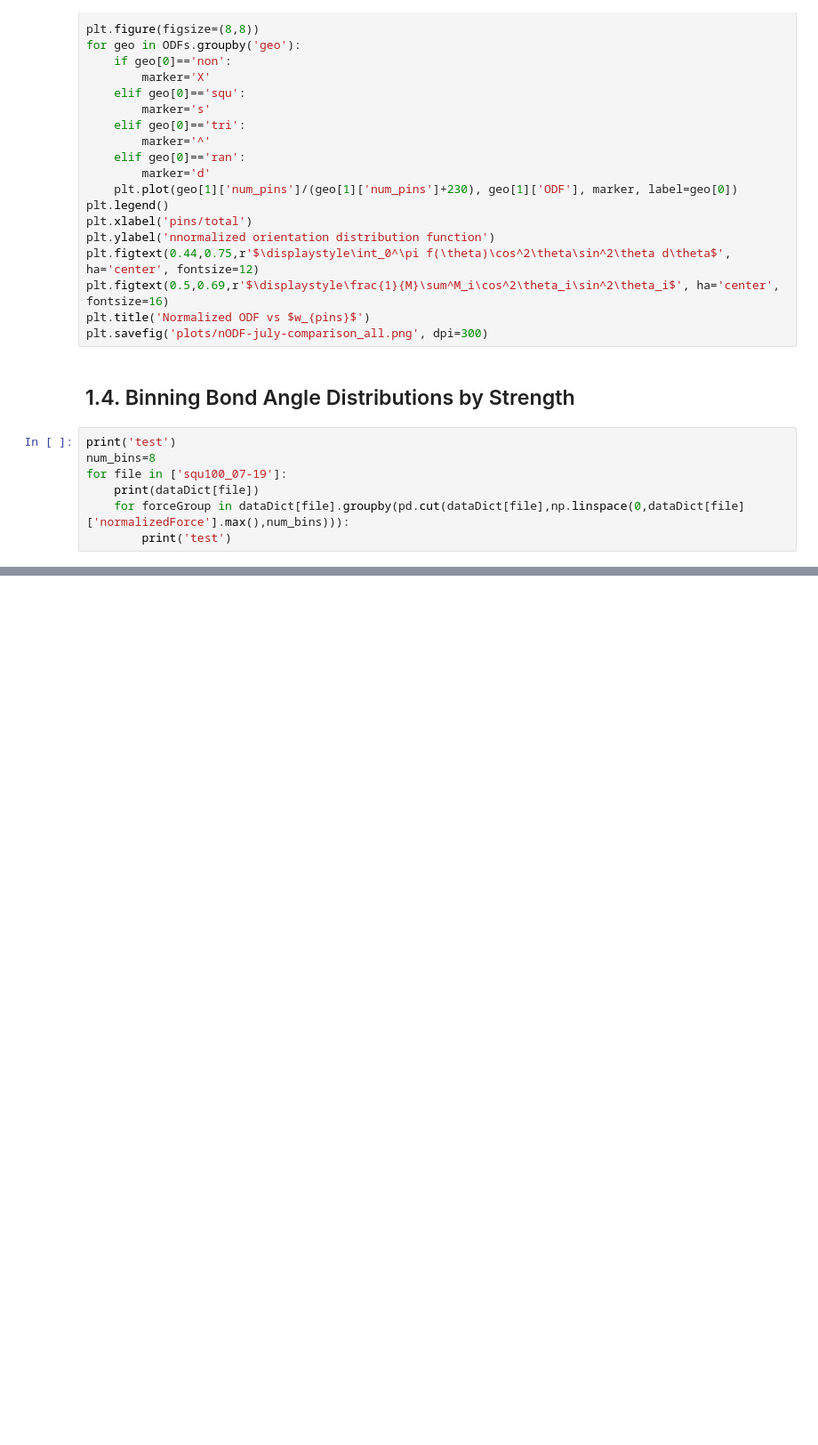
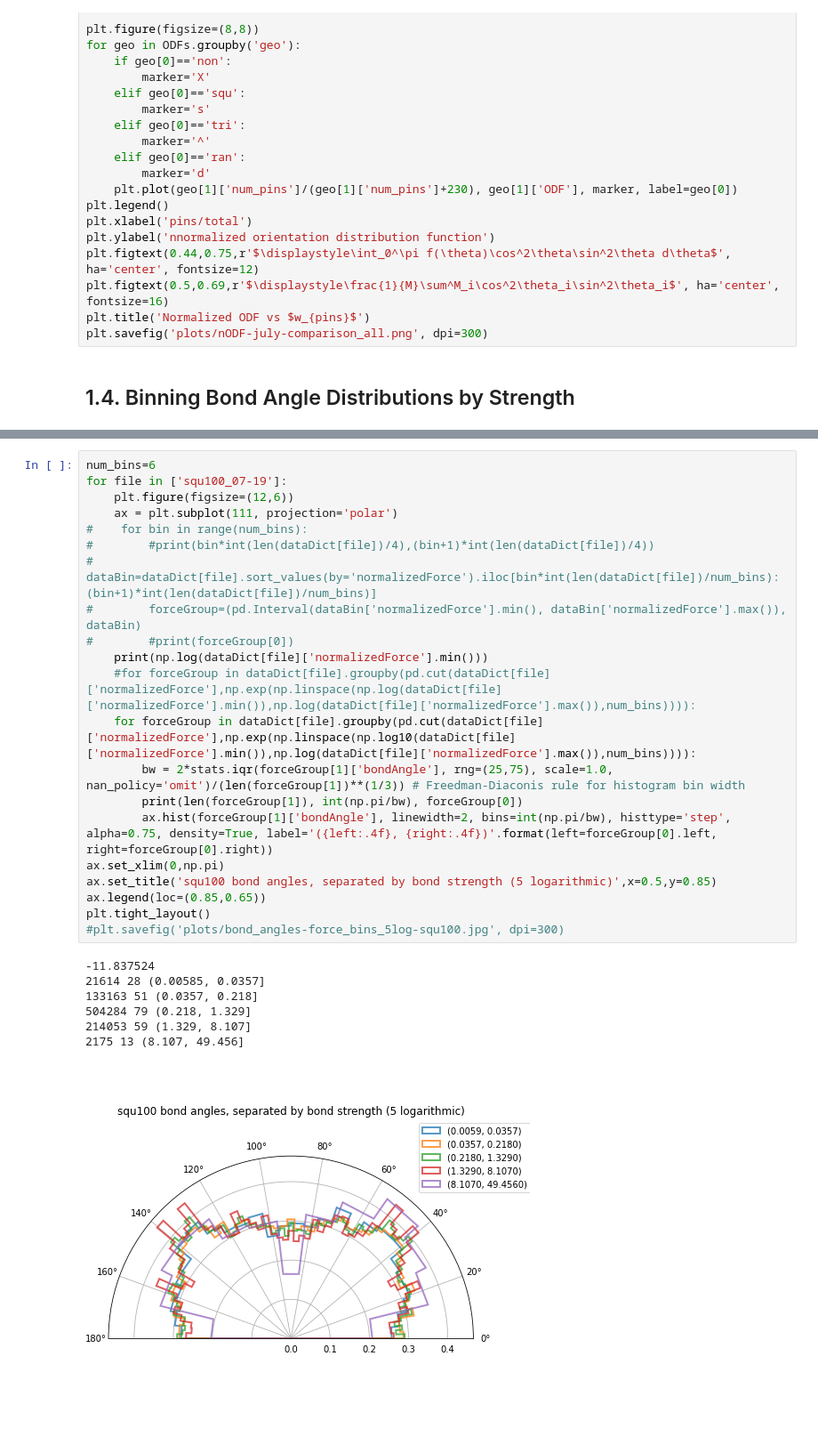
Before and after one commit to andyletzhang/SwatGrains, a Jupyter notebook: BondAngle_Analysis.ipynb, the cells around one changed output, grey strips where cells are left out. Shown at 89% size. Saved outputs shown, nothing was run; the diff lists cells and outputs as text; blank space fills up the shorter version.

Commit message:
binning bond angles by strength

```diff
--- a/BondAngle_Analysis.ipynb
+++ b/BondAngle_Analysis.ipynb
@@ -229,10 +229,3 @@ plt.title('Normalized ODF vs $w_{pins}$')
 plt.savefig('plots/nODF-july-comparison_all.png', dpi=300)
 # %% [markdown]
 ## 1.4. Binning Bond Angle Distributions by Strength
-# %%
-print('test')
-num_bins=8
-for file in ['squ100_07-19']:
-    print(dataDict[file])
-    for forceGroup in dataDict[file].groupby(pd.cut(dataDict[file],np.linspace(0,dataDict[file]['normalizedForce'].max(),num_bins))):
-        print('test')
@@ -238,0 +249,29 @@ for file in ['squ100_07-19']:
+# %%
+num_bins=6
+for file in ['squ100_07-19']:
+    plt.figure(figsize=(12,6))
+    ax = plt.subplot(111, projection='polar')
+#    for bin in range(num_bins):
+#        #print(bin*int(len(dataDict[file])/4),(bin+1)*int(len(dataDict[file])/4))
+#        dataBin=dataDict[file].sort_values(by='normalizedForce').iloc[bin*int(len(dataDict[file])/num_bins):(bin+1)*int(len(dataDict[file])/num_bins)]
+#        forceGroup=(pd.Interval(dataBin['normalizedForce'].min(), dataBin['normalizedForce'].max()), dataBin)
+#        #print(forceGroup[0])
+    print(np.log(dataDict[file]['normalizedForce'].min()))
+    #for forceGroup in dataDict[file].groupby(pd.cut(dataDict[file]['normalizedForce'],np.exp(np.linspace(np.log(dataDict[file]['normalizedForce'].min()),np.log(dataDict[file]['normalizedForce'].max()),num_bins)))):
+    for forceGroup in dataDict[file].groupby(pd.cut(dataDict[file]['normalizedForce'],np.exp(np.linspace(np.log10(dataDict[file]['normalizedForce'].min()),np.log(dataDict[file]['normalizedForce'].max()),num_bins)))):
+        bw = 2*stats.iqr(forceGroup[1]['bondAngle'], rng=(25,75), scale=1.0, nan_policy='omit')/(len(forceGroup[1])**(1/3)) # Freedman-Diaconis rule for histogram bin width
+        print(len(forceGroup[1]), int(np.pi/bw), forceGroup[0])
+        ax.hist(forceGroup[1]['bondAngle'], linewidth=2, bins=int(np.pi/bw), histtype='step', alpha=0.75, density=True, label='({left:.4f}, {right:.4f})'.format(left=forceGroup[0].left, right=forceGroup[0].right))
+ax.set_xlim(0,np.pi)
+ax.set_title('squ100 bond angles, separated by bond strength (5 logarithmic)',x=0.5,y=0.85)
+ax.legend(loc=(0.85,0.65))
+plt.tight_layout()
+#plt.savefig('plots/bond_angles-force_bins_5log-squ100.jpg', dpi=300)
+# %% [output]
+-11.837524
+21614 28 (0.00585, 0.0357]
+133163 51 (0.0357, 0.218]
+504284 79 (0.218, 1.329]
+214053 59 (1.329, 8.107]
+2175 13 (8.107, 49.456]
+[figure, added]
```
Also changed, not shown: parts of 1 cell of this notebook.
